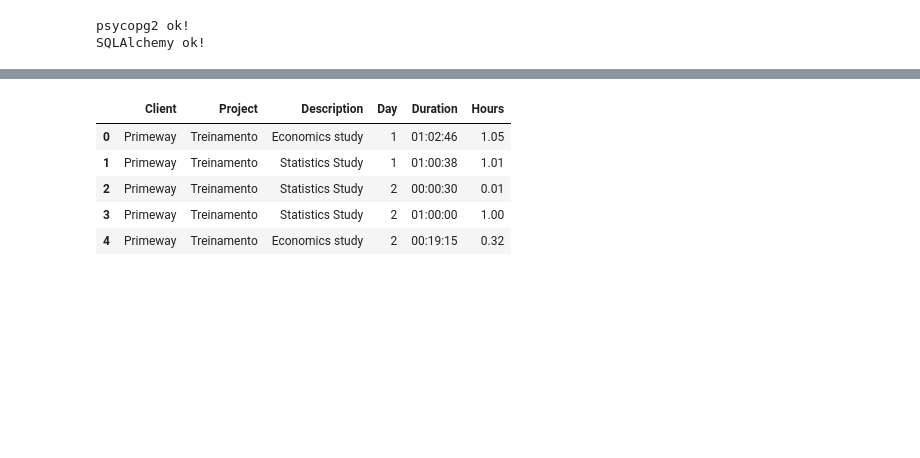
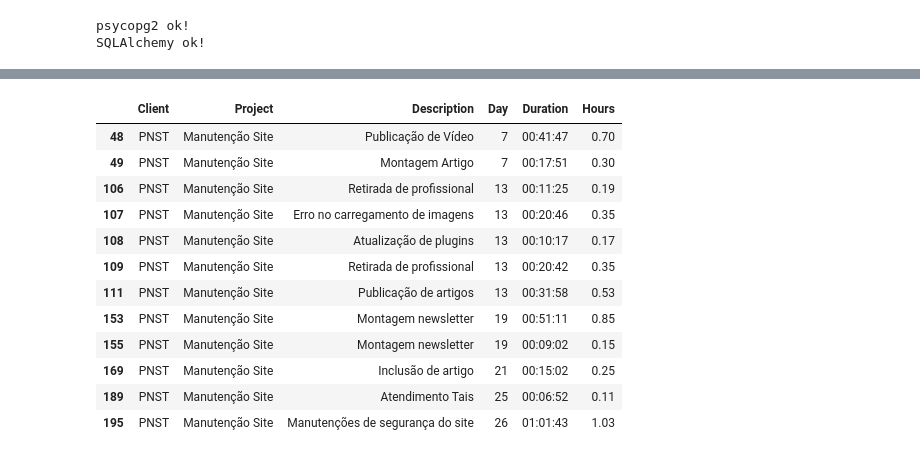
Before and after one commit to olcarvalho/Administrative-Tasks-Automation, a Jupyter notebook: Monthly-Accounting.ipynb, the cells around one changed output, grey strips where cells are left out. Saved outputs shown, nothing was run; the diff lists cells and outputs as text; code cells hidden in the pictures; blank space fills up the shorter version.

Commit message:
Group and filter dataframe

```diff
--- a/Monthly-Accounting.ipynb
+++ b/Monthly-Accounting.ipynb
@@ -255,11 +265,16 @@ df2.head(5)
-# %%
-df2.head(5)
-# %% [output]
-|  | Client | Project | Description | Day | Duration | Hours |
-| 0 | Primeway | Treinamento | Economics study | 1 | 01:02:46 | 1.05 |
-| 1 | Primeway | Treinamento | Statistics Study | 1 | 01:00:38 | 1.01 |
-| 2 | Primeway | Treinamento | Statistics Study | 2 | 00:00:30 | 0.01 |
-| 3 | Primeway | Treinamento | Statistics Study | 2 | 01:00:00 | 1.00 |
-| 4 | Primeway | Treinamento | Economics study | 2 | 00:19:15 | 0.32 |
 # %%
-df3 = df2[["Client", "Project"]]
+df2[df2['Client'] == 'PNST' ]
+# %% [output]
+|  | Client | Project | Description | Day | Duration | Hours |
+| 48 | PNST | Manutenção Site | Publicação de Vídeo | 7 | 00:41:47 | 0.70 |
+| 49 | PNST | Manutenção Site | Montagem Artigo | 7 | 00:17:51 | 0.30 |
+| 106 | PNST | Manutenção Site | Retirada de profissional | 13 | 00:11:25 | 0.19 |
+| 107 | PNST | Manutenção Site | Erro no carregamento de imagens | 13 | 00:20:46 | 0.35 |
+| 108 | PNST | Manutenção Site | Atualização de plugins | 13 | 00:10:17 | 0.17 |
+| 109 | PNST | Manutenção Site | Retirada de profissional | 13 | 00:20:42 | 0.35 |
+| 111 | PNST | Manutenção Site | Publicação de artigos | 13 | 00:31:58 | 0.53 |
+| 153 | PNST | Manutenção Site | Montagem newsletter | 19 | 00:51:11 | 0.85 |
+| 155 | PNST | Manutenção Site | Montagem newsletter | 19 | 00:09:02 | 0.15 |
+| 169 | PNST | Manutenção Site | Inclusão de artigo | 21 | 00:15:02 | 0.25 |
+| 189 | PNST | Manutenção Site | Atendimento Tais | 25 | 00:06:52 | 0.11 |
+| 195 | PNST | Manutenção Site | Manutenções de segurança do site | 26 | 01:01:43 | 1.03 |
```
Also changed, not shown: parts of 4 cells of this notebook.
